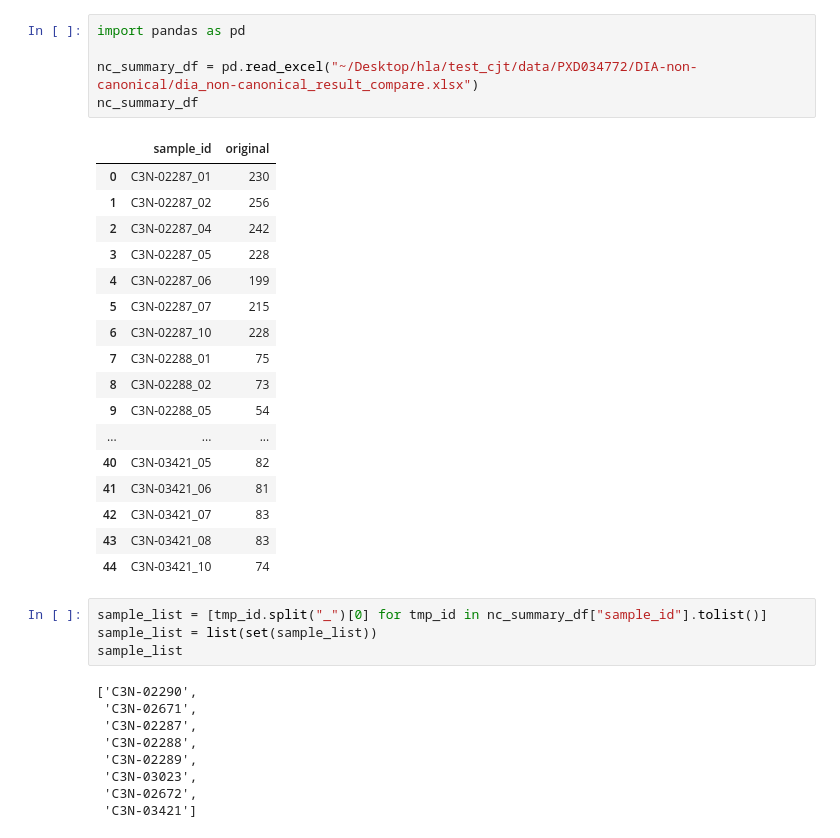
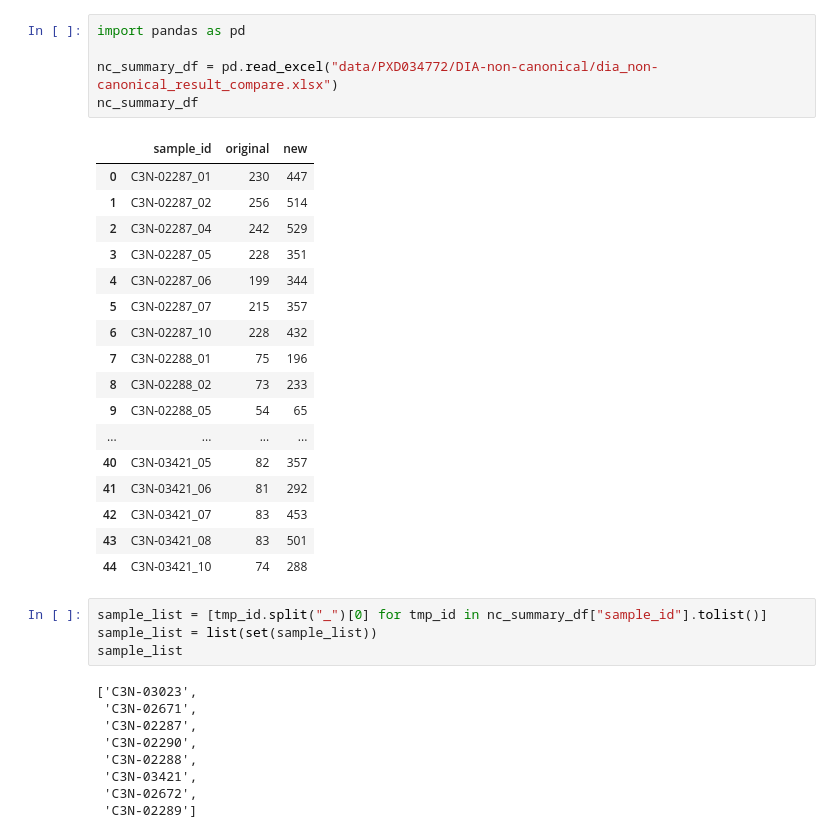
Before and after one commit to FennOmix/FennOmix.MHC, a Jupyter notebook: nbs/mhc/2-9.DIA_non-canonical_result_statistics.ipynb, the cells around one changed output. Drawn from its saved outputs; the diff is of its cells as text.

```diff
--- a/nbs/mhc/2-9.DIA_non-canonical_result_statistics.ipynb
+++ b/nbs/mhc/2-9.DIA_non-canonical_result_statistics.ipynb
@@ -1,39 +1,39 @@
 # %%
 import pandas as pd
 
-nc_summary_df = pd.read_excel("~/Desktop/hla/test_cjt/data/PXD034772/DIA-non-canonical/dia_non-canonical_result_compare.xlsx")
+nc_summary_df = pd.read_excel("data/PXD034772/DIA-non-canonical/dia_non-canonical_result_compare.xlsx")
 nc_summary_df
 # %% [output]
-|  | sample_id | original |
-| 0 | C3N-02287_01 | 230 |
-| 1 | C3N-02287_02 | 256 |
-| 2 | C3N-02287_04 | 242 |
-| 3 | C3N-02287_05 | 228 |
-| 4 | C3N-02287_06 | 199 |
-| 5 | C3N-02287_07 | 215 |
-| 6 | C3N-02287_10 | 228 |
-| 7 | C3N-02288_01 | 75 |
-| 8 | C3N-02288_02 | 73 |
-| 9 | C3N-02288_05 | 54 |
-| ... | ... | ... |
-| 40 | C3N-03421_05 | 82 |
-| 41 | C3N-03421_06 | 81 |
-| 42 | C3N-03421_07 | 83 |
-| 43 | C3N-03421_08 | 83 |
-| 44 | C3N-03421_10 | 74 |
+|  | sample_id | original | new |
+| 0 | C3N-02287_01 | 230 | 447 |
+| 1 | C3N-02287_02 | 256 | 514 |
+| 2 | C3N-02287_04 | 242 | 529 |
+| 3 | C3N-02287_05 | 228 | 351 |
+| 4 | C3N-02287_06 | 199 | 344 |
+| 5 | C3N-02287_07 | 215 | 357 |
+| 6 | C3N-02287_10 | 228 | 432 |
+| 7 | C3N-02288_01 | 75 | 196 |
+| 8 | C3N-02288_02 | 73 | 233 |
+| 9 | C3N-02288_05 | 54 | 65 |
+| ... | ... | ... | ... |
+| 40 | C3N-03421_05 | 82 | 357 |
+| 41 | C3N-03421_06 | 81 | 292 |
+| 42 | C3N-03421_07 | 83 | 453 |
+| 43 | C3N-03421_08 | 83 | 501 |
+| 44 | C3N-03421_10 | 74 | 288 |
 # %%
 sample_list = [tmp_id.split("_")[0] for tmp_id in nc_summary_df["sample_id"].tolist()]
 sample_list = list(set(sample_list))
 sample_list
 # %% [output]
-['C3N-02290',
+['C3N-03023',
  'C3N-02671',
  'C3N-02287',
+ 'C3N-02290',
  'C3N-02288',
- 'C3N-02289',
- 'C3N-03023',
+ 'C3N-03421',
  'C3N-02672',
- 'C3N-03421']
+ 'C3N-02289']
 # %%
 from alphabase.protein import fasta
 fasta_list = {}
```
Also changed, not shown: parts of 5 cells of this notebook, 4 other files.
